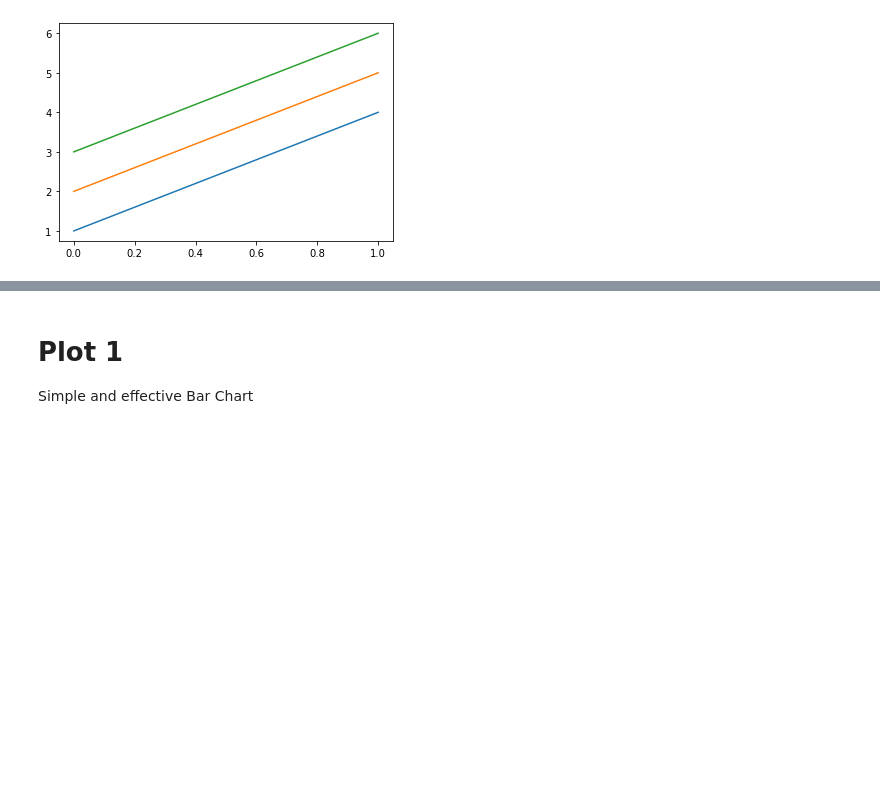
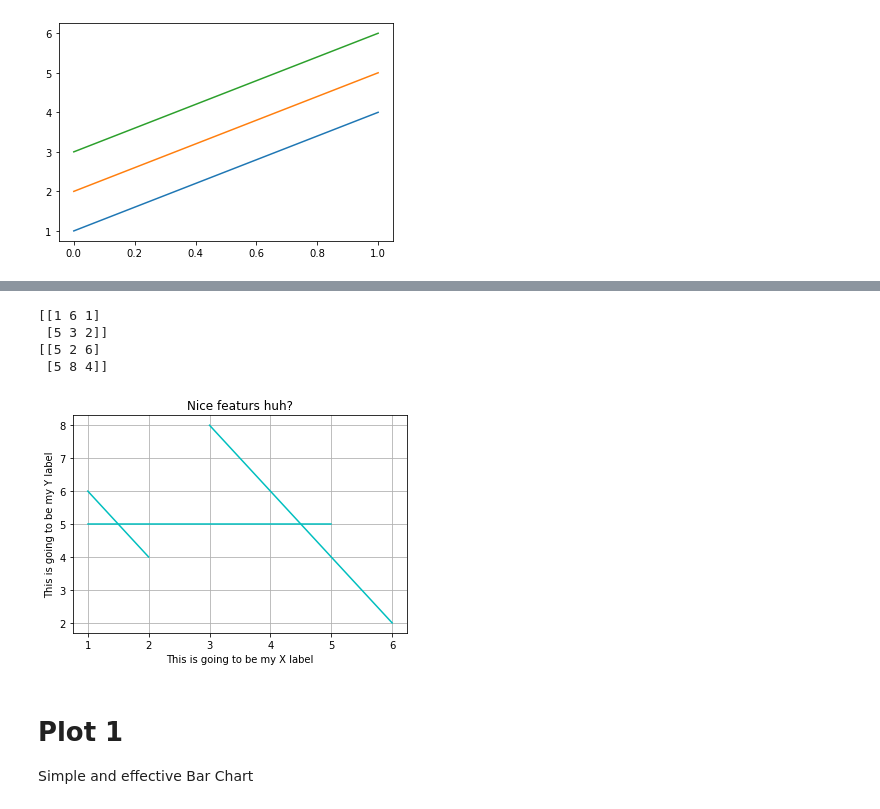
Before and after one commit to Cossie01/Fundamentals-of-Data-Analysis-Assessment, a Jupyter notebook: pyplot.ipynb, the cells around one changed output, grey strips where cells are left out. Cells and saved outputs as stored; diff of their text form; code cells hidden in the pictures; blank space fills up the shorter version.

```diff
--- a/pyplot.ipynb
+++ b/pyplot.ipynb
@@ -35,3 +96,23 @@ plt.show () #calling the plot
+# %%
+#Adding the grid, labels and title.
+a =np.random.randint (1,10, size =(2,3)) #giving back 3 random integers
+print (a)
+
+b =np.random.randint (1,10, size =(2,3)) #giving back 3 random integers
+print (b)
+
+plt.plot(a,b,'c') #cyan lines
+plt.grid() #enforcing grid lines
+plt.ylabel('This is going to be my Y label')
+plt.xlabel ('This is going to be my X label')
+plt.title('Nice featurs huh?')
+plt.show()
+# %% [output]
+[[1 6 1]
+ [5 3 2]]
+[[5 2 6]
+ [5 8 4]]
+[figure, added]
 # %% [markdown]
 # Plot 1
 
```
Also changed, not shown: parts of 12 cells of this notebook, 1 other file.
